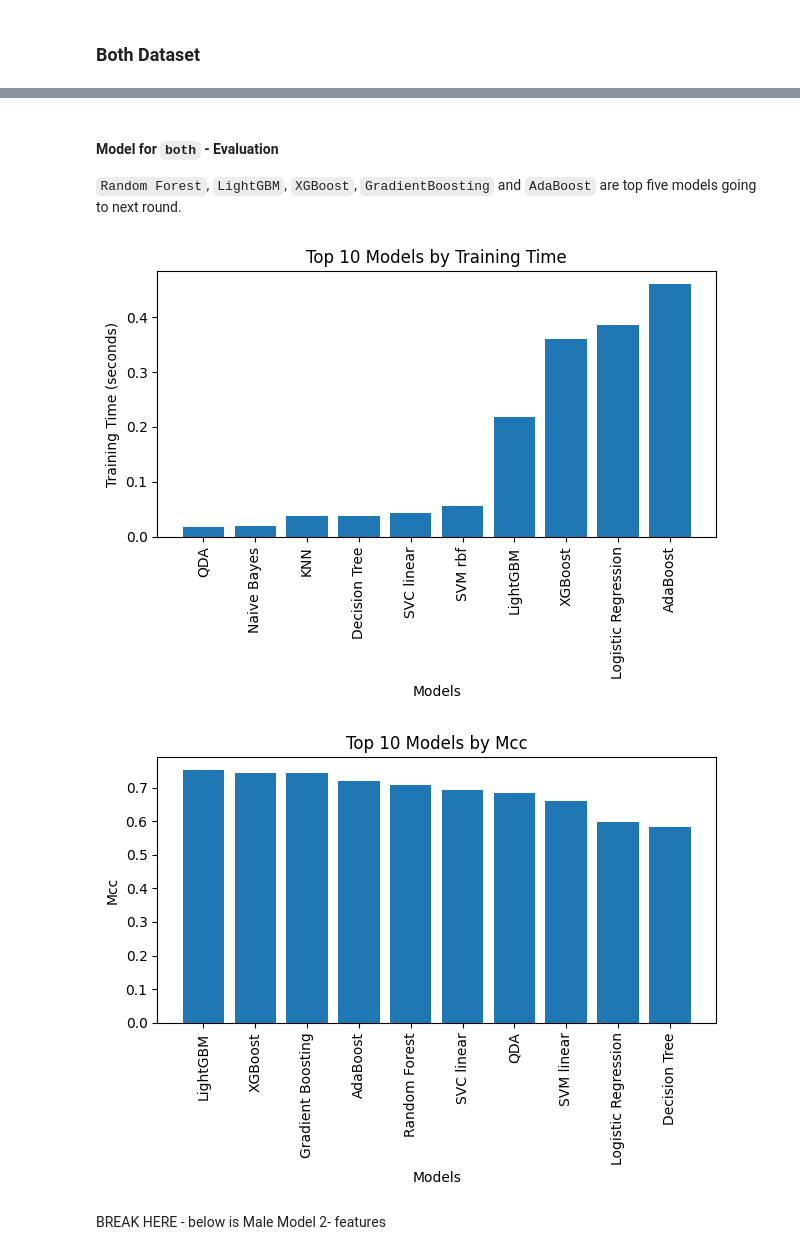
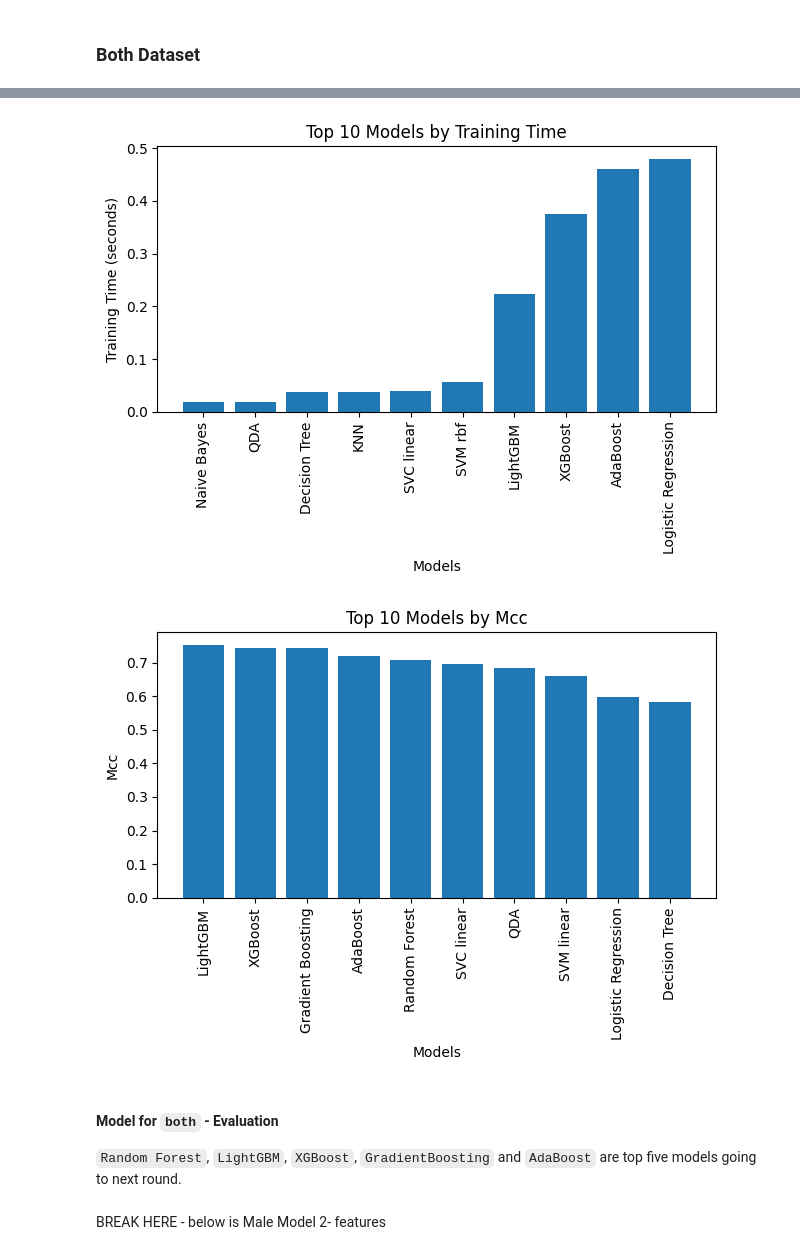
Before and after one commit to zoonalink/IGP-depresjon-MF, a Jupyter notebook: model/02-baseline-models.ipynb, the cells around one changed output, grey strips where cells are left out. Saved outputs shown, nothing was run; the diff lists cells and outputs as text; code cells hidden in the pictures.

```diff
--- a/model/02-baseline-models.ipynb
+++ b/model/02-baseline-models.ipynb
@@ -335 +364,16 @@ results = evaluate_models(models1, X_train, y_train)
+# %%
+# read from csv
+both_X_train = pd.read_csv(output_csv_path + 'both_X_train.csv')
+both_y_train = pd.read_csv(output_csv_path + 'both_y_train.csv').iloc[:, 0]
+
+# evaluate models
+both_results = evaluate_models(models1, both_X_train, both_y_train)
+
+# save both_results dictionary to pickle file
+with open(output_csv_path + 'both_results_base.pkl', 'wb') as f:
+    pickle.dump(both_results, f)
+# %%
+# open pickle file
+with open(output_csv_path + 'both_results_base.pkl', 'rb') as f:
+    both_results = pickle.load(f)
 # %%
@@ -359,14 +403,14 @@ Top 5 models for mcc:
+# %%
+# plot metrics
+plot_top_models(both_results, metric='training_time', top_n=10)
+plot_top_models(both_results, metric='mcc', top_n=10)
+# %% [output]
+[figure, added]
+[figure, added]
 # %% [markdown]
 #### Model for `both` - Evaluation
 
 `Random Forest`, `LightGBM`, `XGBoost`, `GradientBoosting` and `AdaBoost` are top five models going to next round.
-# %%
-# plot metrics
-plot_top_models(results, metric='training_time', top_n=10)
-plot_top_models(results, metric='mcc', top_n=10)
-# %% [output]
-[figure, removed]
-[figure, removed]
 # %% [markdown]
 BREAK HERE - below is Male Model 2- features
 # %% [markdown]
```
Also changed, not shown: parts of 16 cells of this notebook, 8 other files.
